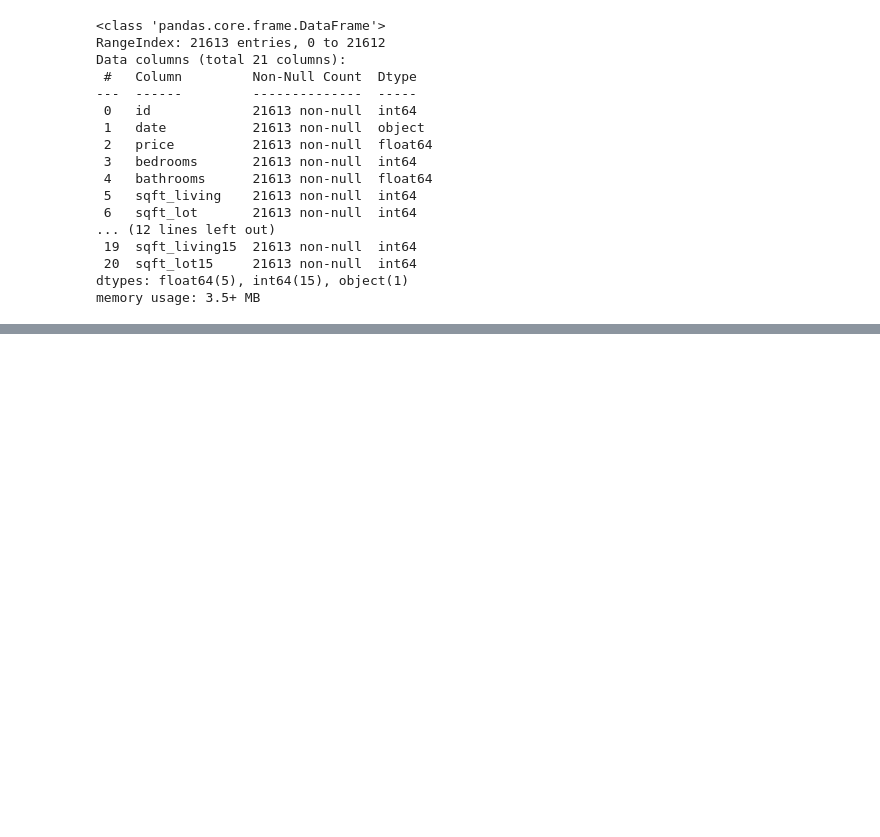
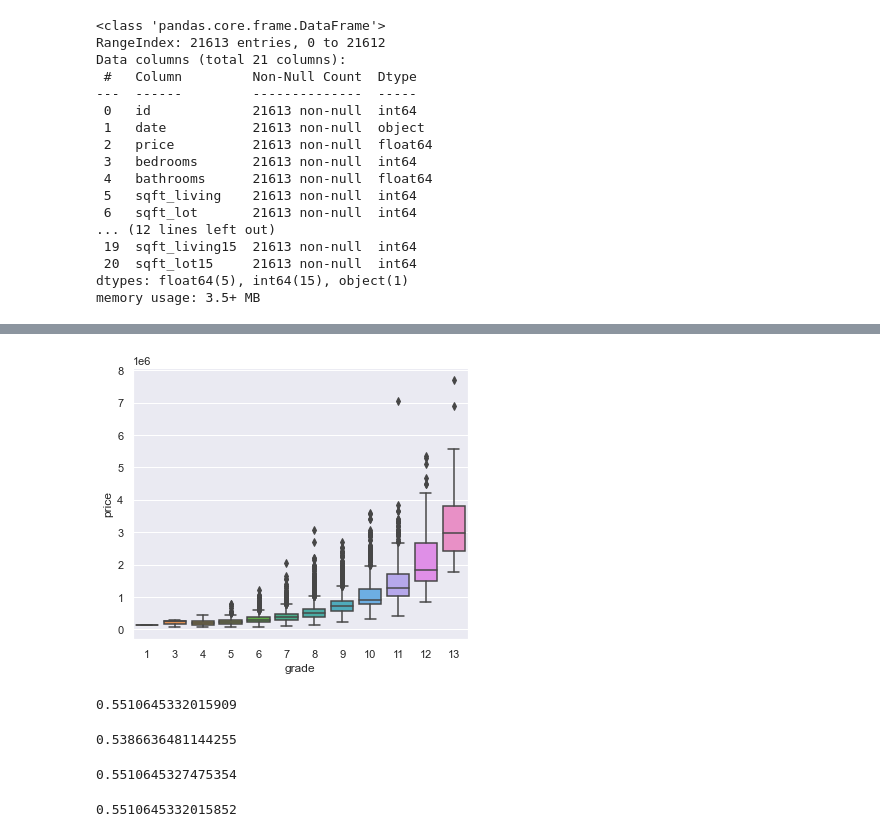
Before and after one commit to RudyBourez/Machine_Learning, a Jupyter notebook: Linear_regression_projet/projet.ipynb, the cells around one changed output, grey strips where cells are left out. Cells and saved outputs as stored; diff of their text form; code cells hidden in the pictures; blank space fills up the shorter version.

```diff
--- a/Linear_regression_projet/projet.ipynb
+++ b/Linear_regression_projet/projet.ipynb
@@ -53 +54,6 @@ for i in range(len(columns)):
+# %%
+sns.boxplot(data=df,x="grade",y="price")
+sns.set(rc={'figure.figsize':(6,5)})
+# %% [output]
+[figure, added]
 # %%
@@ -54,0 +65,20 @@ columns_taken = ["beadrooms","bathrooms","sqft_living","sqft_lot","grade","sqft_
+# %%
+reg = LinearRegression().fit(x,y)
+reg.score(x,y)
+# %% [output]
+0.5510645332015909
+# %%
+reg = ElasticNet().fit(x,y)
+reg.score(x,y)
+# %% [output]
+0.5386636481144255
+# %%
+reg = Ridge().fit(x,y)
+reg.score(x,y)
+# %% [output]
+0.5510645327475354
+# %%
+reg = Lasso().fit(x,y)
+reg.score(x,y)
+# %% [output]
+0.5510645332015852
```
Also changed, not shown: parts of 3 cells of this notebook, 1 other file.
